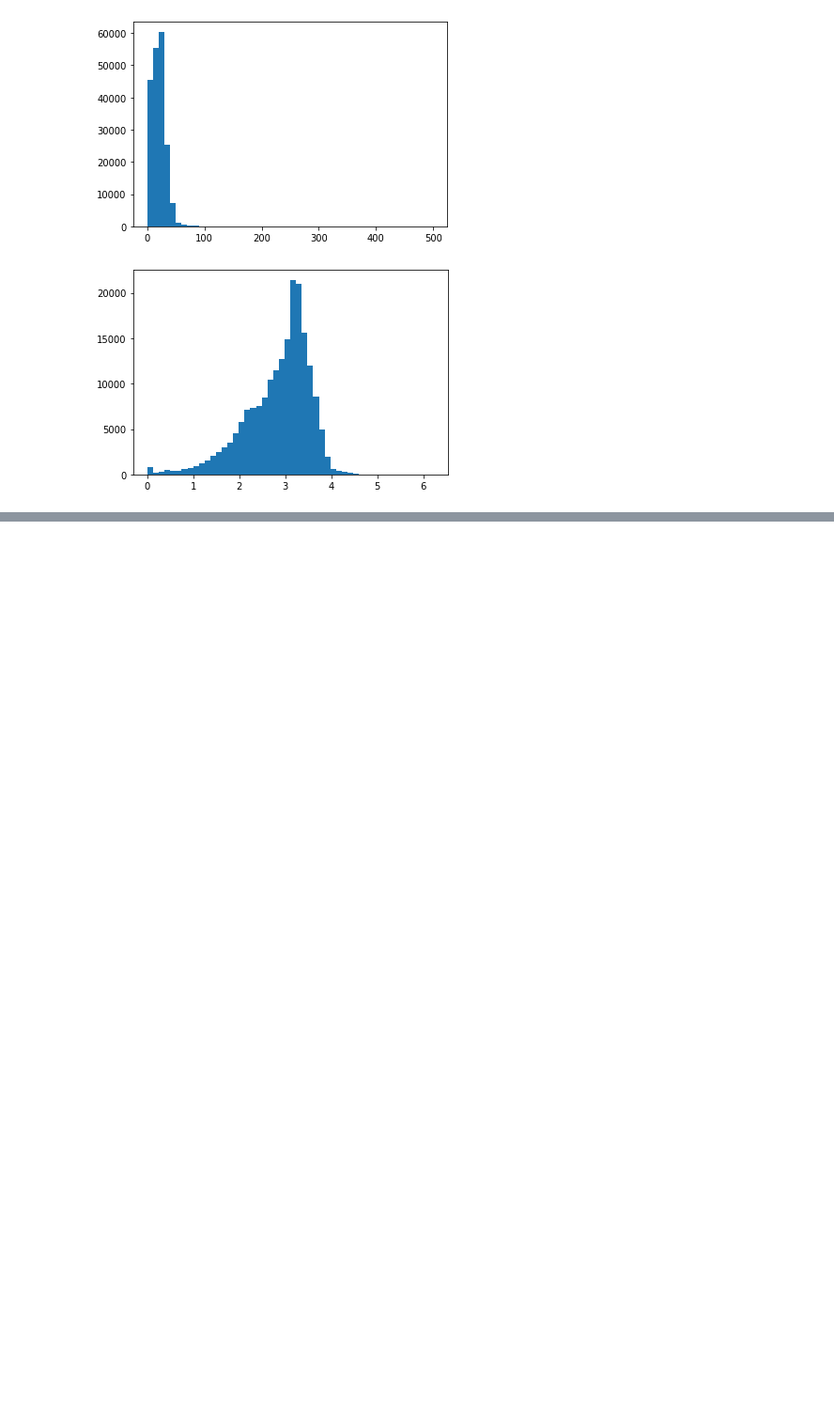
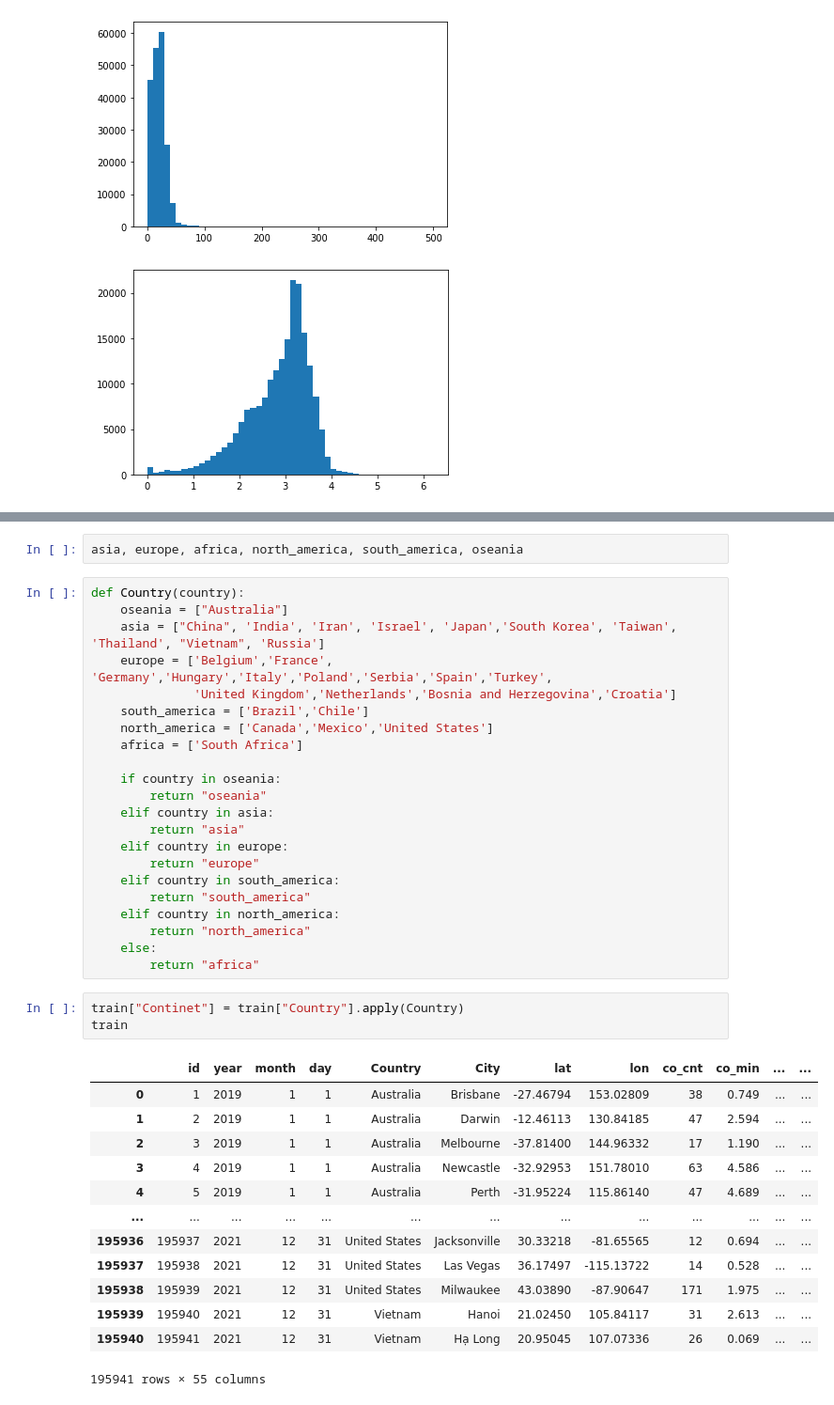
Before and after one commit to yu8867/Sony, a Jupyter notebook: src/analyze.ipynb, the cells around one changed output, grey strips where cells are left out. Shown at 94% size. Saved outputs shown, nothing was run; the diff lists cells and outputs as text; blank space fills up the shorter version.

```diff
--- a/src/analyze.ipynb
+++ b/src/analyze.ipynb
@@ -112,0 +124,41 @@ plt.show()
+# %%
+asia, europe, africa, north_america, south_america, oseania
+# %%
+def Country(country):
+    oseania = ["Australia"]
+    asia = ["China", 'India', 'Iran', 'Israel', 'Japan','South Korea', 'Taiwan', 'Thailand', "Vietnam", 'Russia']
+    europe = ['Belgium','France', 'Germany','Hungary','Italy','Poland','Serbia','Spain','Turkey',
+              'United Kingdom','Netherlands','Bosnia and Herzegovina','Croatia']
+    south_america = ['Brazil','Chile']
+    north_america = ['Canada','Mexico','United States']
+    africa = ['South Africa']
+
+    if country in oseania:
+        return "oseania"
+    elif country in asia:
+        return "asia"
+    elif country in europe:
+        return "europe"
+    elif country in south_america:
+        return "south_america"
+    elif country in north_america:
+        return "north_america"
+    else:
+        return "africa"
+# %%
+train["Continet"] = train["Country"].apply(Country)
+train
+# %% [output]
+|  | id | year | month | day | Country | City | lat | lon | co_cnt | co_min | ... | ... |
+| 0 | 1 | 2019 | 1 | 1 | Australia | Brisbane | -27.46794 | 153.02809 | 38 | 0.749 | ... | ... |
+| 1 | 2 | 2019 | 1 | 1 | Australia | Darwin | -12.46113 | 130.84185 | 47 | 2.594 | ... | ... |
+| 2 | 3 | 2019 | 1 | 1 | Australia | Melbourne | -37.81400 | 144.96332 | 17 | 1.190 | ... | ... |
+| 3 | 4 | 2019 | 1 | 1 | Australia | Newcastle | -32.92953 | 151.78010 | 63 | 4.586 | ... | ... |
+| 4 | 5 | 2019 | 1 | 1 | Australia | Perth | -31.95224 | 115.86140 | 47 | 4.689 | ... | ... |
+| ... | ... | ... | ... | ... | ... | ... | ... | ... | ... | ... | ... | ... |
+| 195936 | 195937 | 2021 | 12 | 31 | United States | Jacksonville | 30.33218 | -81.65565 | 12 | 0.694 | ... | ... |
+| 195937 | 195938 | 2021 | 12 | 31 | United States | Las Vegas | 36.17497 | -115.13722 | 14 | 0.528 | ... | ... |
+| 195938 | 195939 | 2021 | 12 | 31 | United States | Milwaukee | 43.03890 | -87.90647 | 171 | 1.975 | ... | ... |
+| 195939 | 195940 | 2021 | 12 | 31 | Vietnam | Hanoi | 21.02450 | 105.84117 | 31 | 2.613 | ... | ... |
+| 195940 | 195941 | 2021 | 12 | 31 | Vietnam | Hạ Long | 20.95045 | 107.07336 | 26 | 0.069 | ... | ... |
+195941 rows × 55 columns
```
Also changed, not shown: parts of 5 cells of this notebook, 53 other files.
